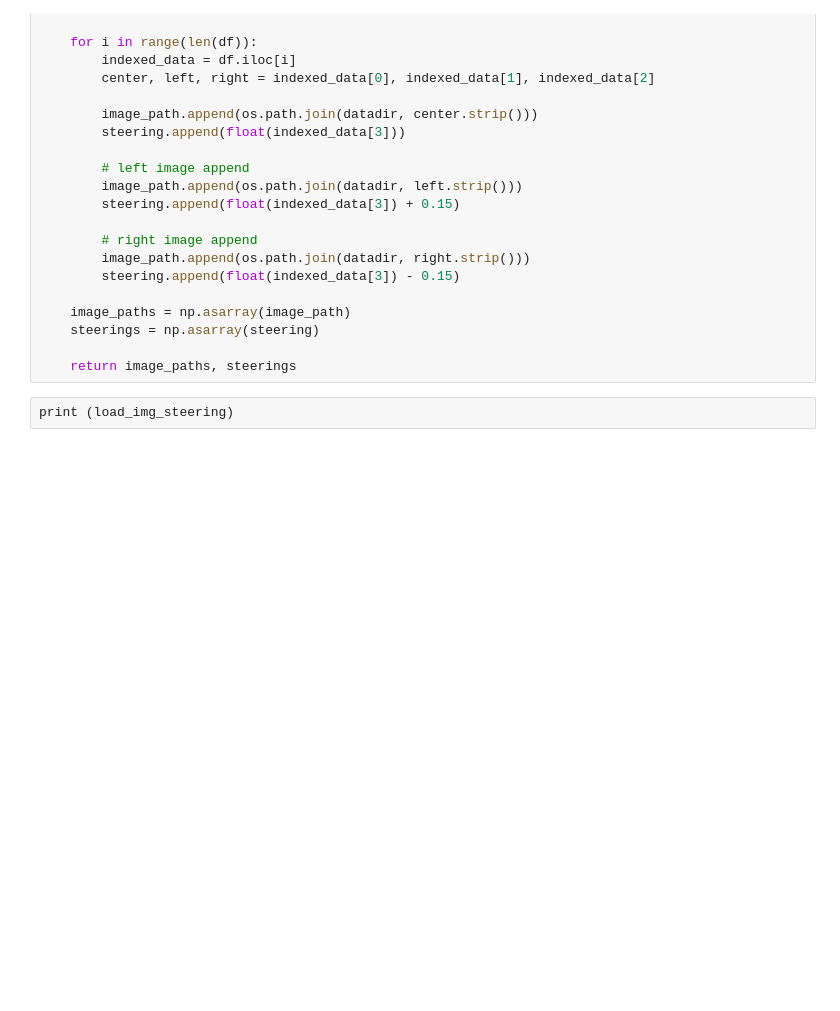
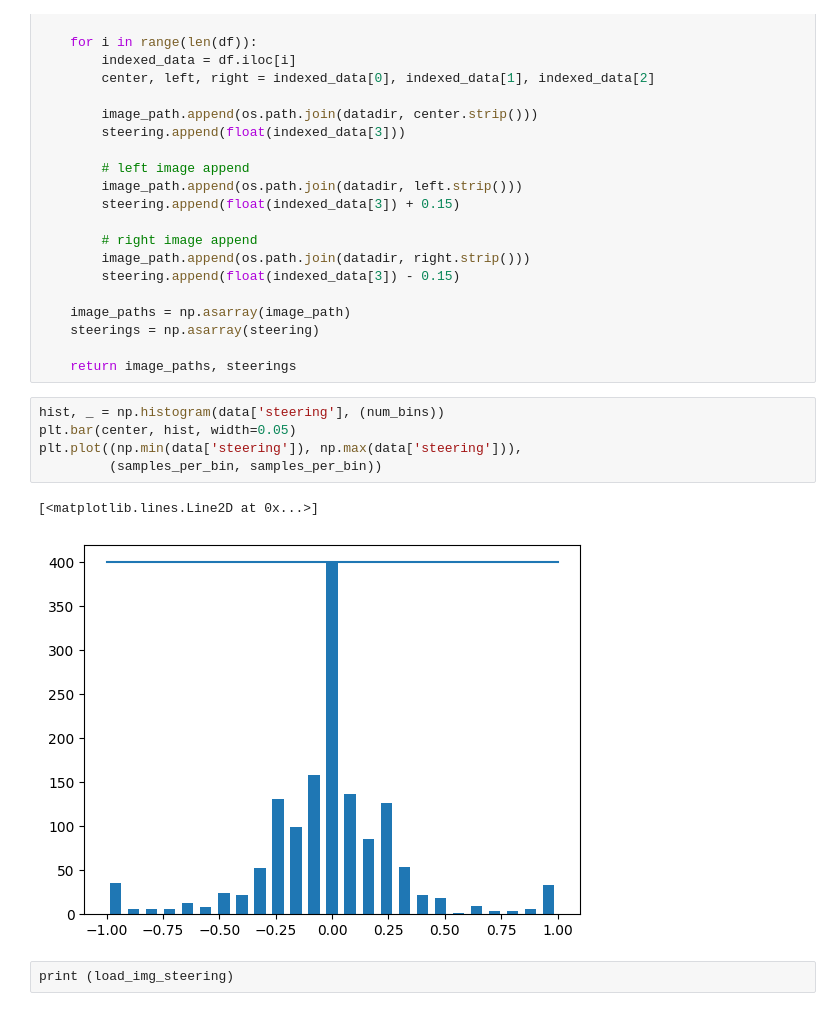
Before and after one commit to mjRam27/self-driving-car, a Jupyter notebook: Self_driving_car.ipynb, the cells around one changed output. Saved outputs shown, nothing was run; the diff lists cells and outputs as text; blank space fills up the shorter version.

```diff
--- a/Self_driving_car.ipynb
+++ b/Self_driving_car.ipynb
@@ -180,6 +159,14 @@ def load_img_steering(datadir, df):
     steerings = np.asarray(steering)
 
     return image_paths, steerings
+# %%
+hist, _ = np.histogram(data['steering'], (num_bins))
+plt.bar(center, hist, width=0.05)
+plt.plot((np.min(data['steering']), np.max(data['steering'])),
+         (samples_per_bin, samples_per_bin))
+# %% [output]
+[<matplotlib.lines.Line2D at 0x...>]
+[figure, added]
 # %%
 print (load_img_steering)
 # %% [output]
```
Also changed, not shown: parts of 18 cells of this notebook.
